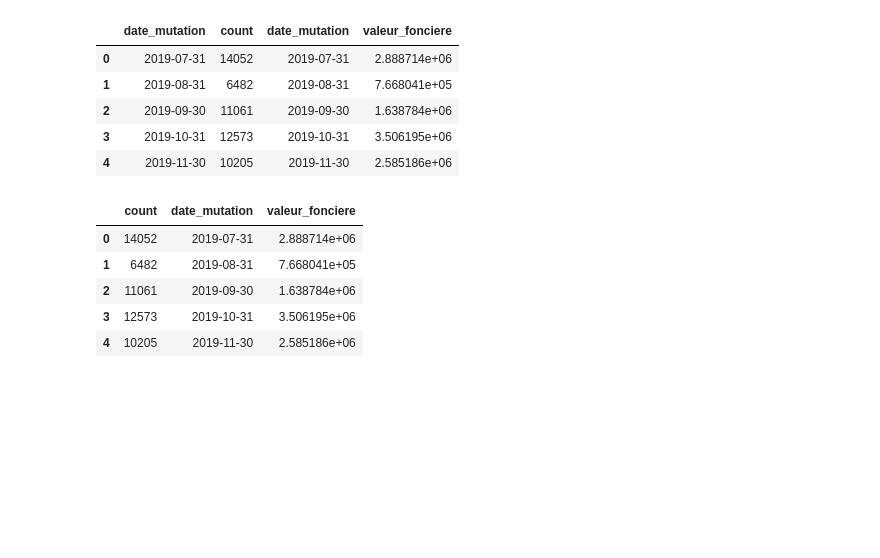
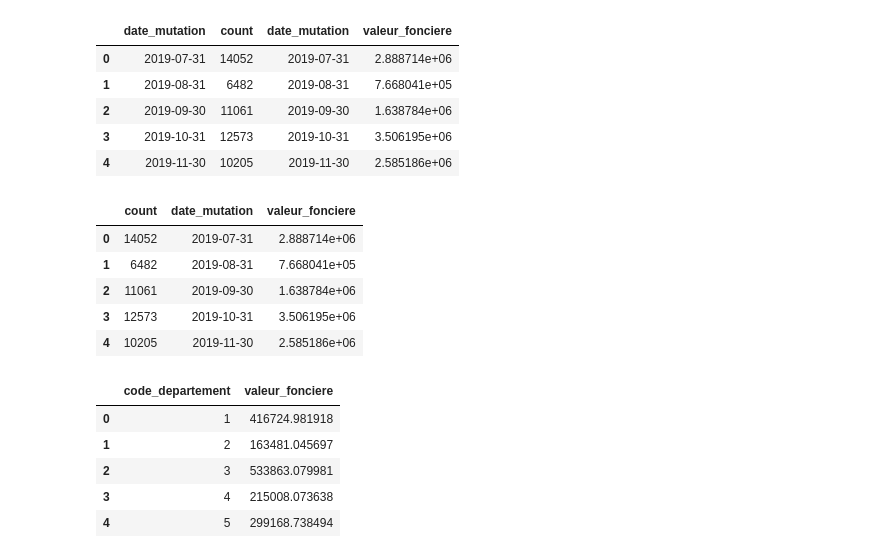
Before and after one commit to MohamedAziz-Khezami/French_House, a Jupyter notebook: dataframes.ipynb, the cells around one changed output. Saved outputs shown, nothing was run; the diff lists cells and outputs as text; code cells hidden in the pictures; blank space fills up the shorter version.

```diff
--- a/dataframes.ipynb
+++ b/dataframes.ipynb
@@ -1129,0 +1132,10 @@ dff_comerce.to_csv('datasets/commercial_line.csv', index=False)
+# %%
+mapy = pd.read_csv('datasets/mapy.csv')
+mapy.head()
+# %% [output]
+|  | code_departement | valeur_fonciere |
+| 0 | 1 | 416724.981918 |
+| 1 | 2 | 163481.045697 |
+| 2 | 3 | 533863.079981 |
+| 3 | 4 | 215008.073638 |
+| 4 | 5 | 299168.738494 |
```
Also changed, not shown: parts of 7 cells of this notebook, 3 other files.
